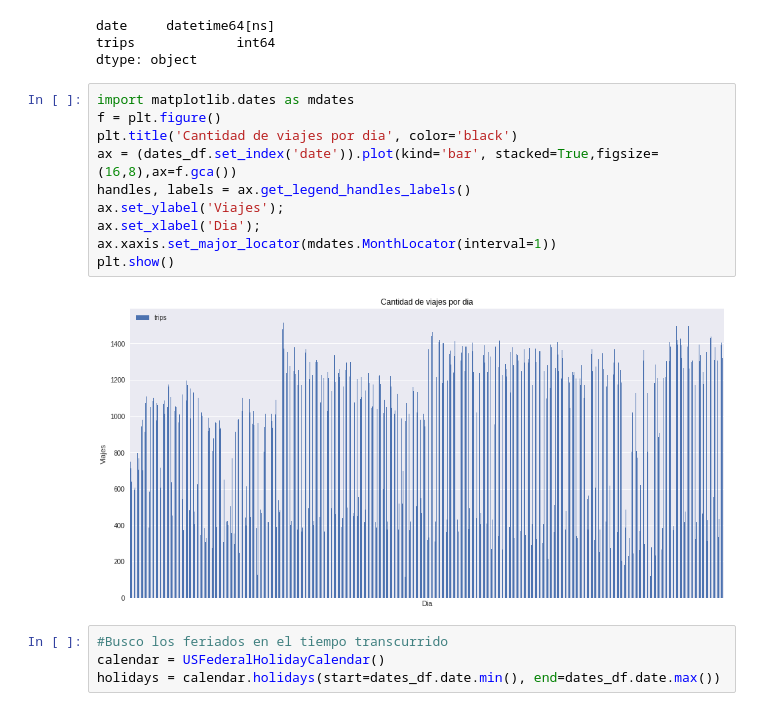
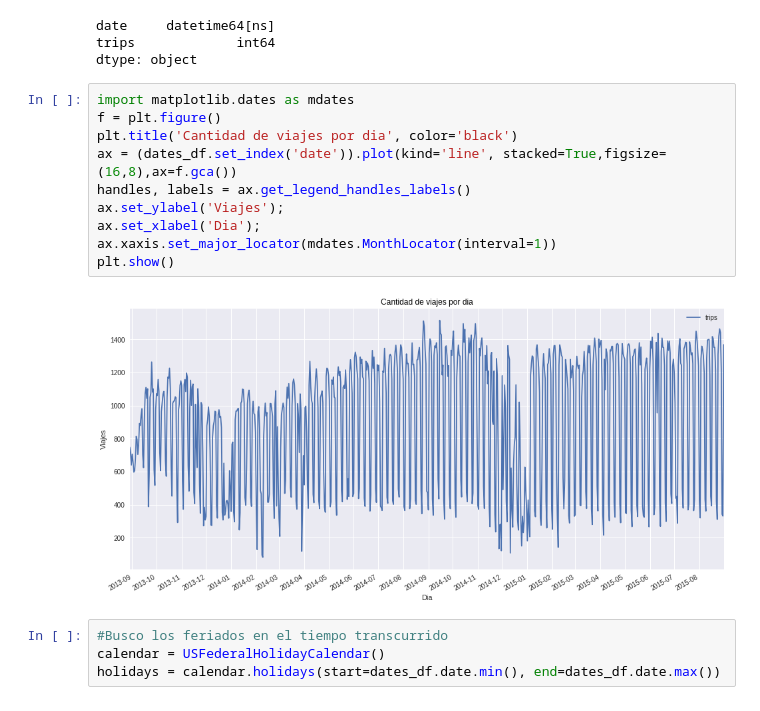
Before and after one commit to hernantain/Analisis-San-Francisco, a Jupyter notebook: analisis.ipynb, the cells around one changed output. Drawn from its saved outputs; the diff is of its cells as text.

```diff
--- a/analisis.ipynb
+++ b/analisis.ipynb
@@ -531,15 +521,15 @@ dtype: object
 # %%
 import matplotlib.dates as mdates
 f = plt.figure()
 plt.title('Cantidad de viajes por dia', color='black')
-ax = (dates_df.set_index('date')).plot(kind='bar', stacked=True,figsize=(16,8),ax=f.gca())
+ax = (dates_df.set_index('date')).plot(kind='line', stacked=True,figsize=(16,8),ax=f.gca())
 handles, labels = ax.get_legend_handles_labels()
 ax.set_ylabel('Viajes');
 ax.set_xlabel('Dia');
 ax.xaxis.set_major_locator(mdates.MonthLocator(interval=1))
 plt.show()
 # %% [output]
-[figure, old version]
+[figure, new version]
 # %%
 #Busco los feriados en el tiempo transcurrido
 calendar = USFederalHolidayCalendar()
```
Also changed, not shown: parts of 10 cells of this notebook.
